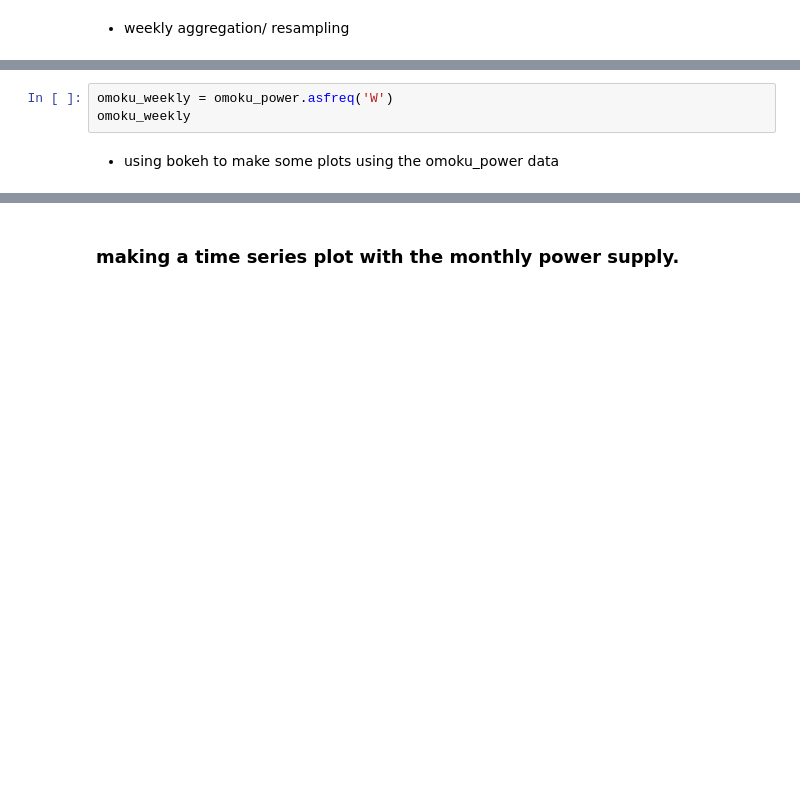
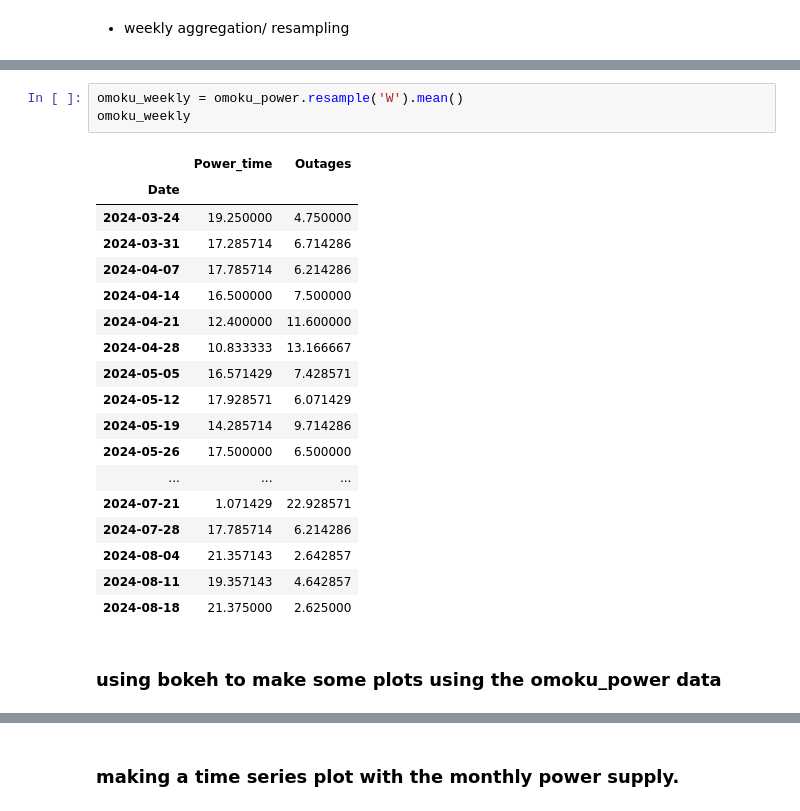
Before and after one commit to chryshumble/tutorial_exercise, a Jupyter notebook: omoku_analysis.ipynb, the cells around one changed output, grey strips where cells are left out. Cells and saved outputs as stored; diff of their text form; blank space fills up the shorter version.

```diff
--- a/omoku_analysis.ipynb
+++ b/omoku_analysis.ipynb
@@ -81,8 +268,27 @@ omoku_monthly_supply
 # %%
-omoku_weekly = omoku_power.asfreq('W')
+omoku_weekly = omoku_power.resample('W').mean()
 omoku_weekly
+# %% [output]
+|  | Power_time | Outages |
+| Date |  |  |
+| 2024-03-24 | 19.250000 | 4.750000 |
+| 2024-03-31 | 17.285714 | 6.714286 |
+| 2024-04-07 | 17.785714 | 6.214286 |
+| 2024-04-14 | 16.500000 | 7.500000 |
+| 2024-04-21 | 12.400000 | 11.600000 |
+| 2024-04-28 | 10.833333 | 13.166667 |
+| 2024-05-05 | 16.571429 | 7.428571 |
+| 2024-05-12 | 17.928571 | 6.071429 |
+| 2024-05-19 | 14.285714 | 9.714286 |
+| 2024-05-26 | 17.500000 | 6.500000 |
+| ... | ... | ... |
+| 2024-07-21 | 1.071429 | 22.928571 |
+| 2024-07-28 | 17.785714 | 6.214286 |
+| 2024-08-04 | 21.357143 | 2.642857 |
+| 2024-08-11 | 19.357143 | 4.642857 |
+| 2024-08-18 | 21.375000 | 2.625000 |
 # %% [markdown]
-* using bokeh to make some plots using the omoku_power data
+### using bokeh to make some plots using the omoku_power data
 # %%
 from bokeh.plotting import figure, show
 from bokeh.io import output_notebook
```
Also changed, not shown: parts of 32 cells of this notebook.
